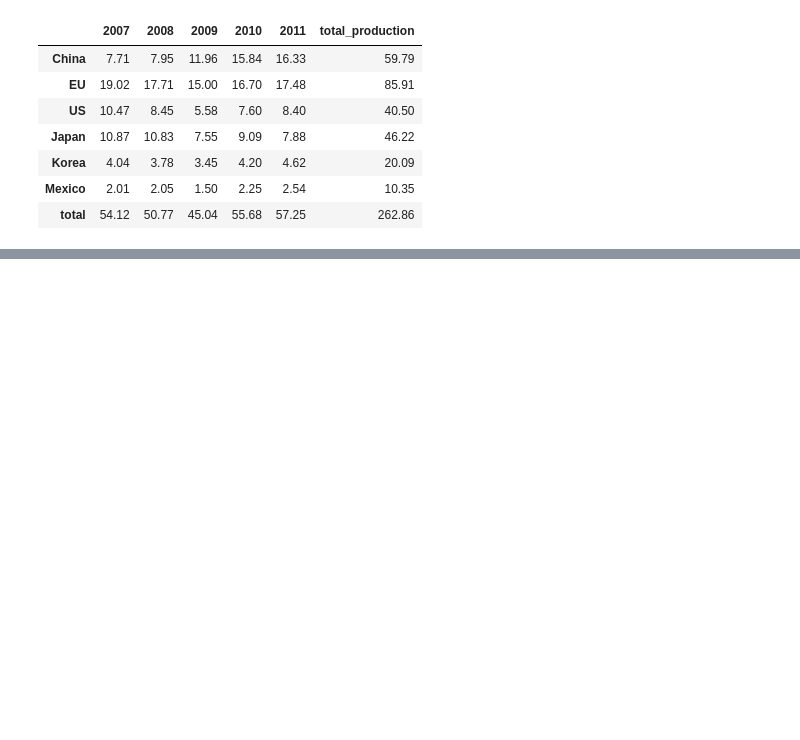
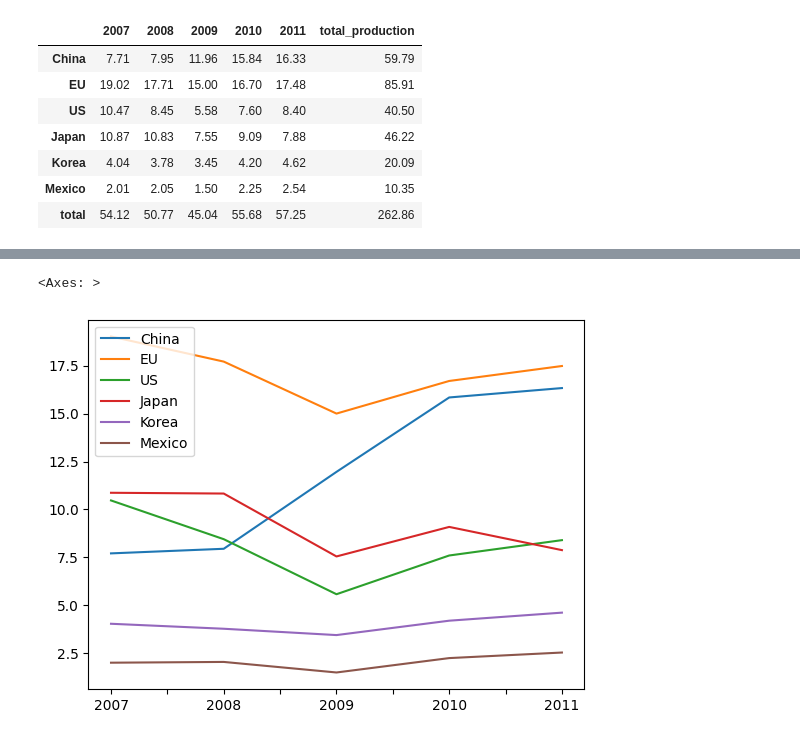
Before and after one commit to yleessam/hipython_rep, a Jupyter notebook: 16_데이터전처리2.ipynb, the cells around one changed output, grey strips where cells are left out. Saved outputs shown, nothing was run; the diff lists cells and outputs as text; code cells hidden in the pictures; blank space fills up the shorter version.

```diff
--- a/16_데이터전처리2.ipynb
+++ b/16_데이터전처리2.ipynb
@@ -154,0 +191,6 @@ store_df = pd.DataFrame({
+# %%
+df_year = df.transpose()
+df_year.plot.line()
+# %% [output]
+<Axes: >
+[figure, added]
```
Also changed, not shown: parts of 5 cells of this notebook.
